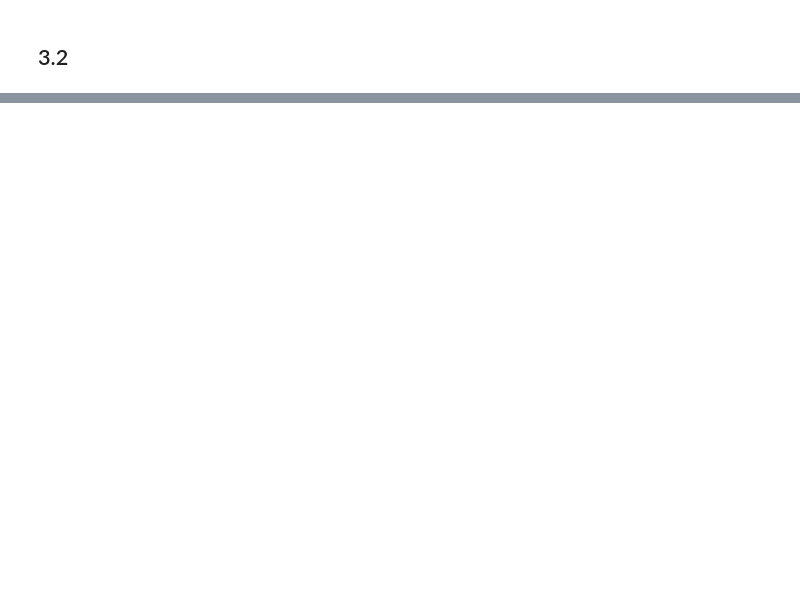
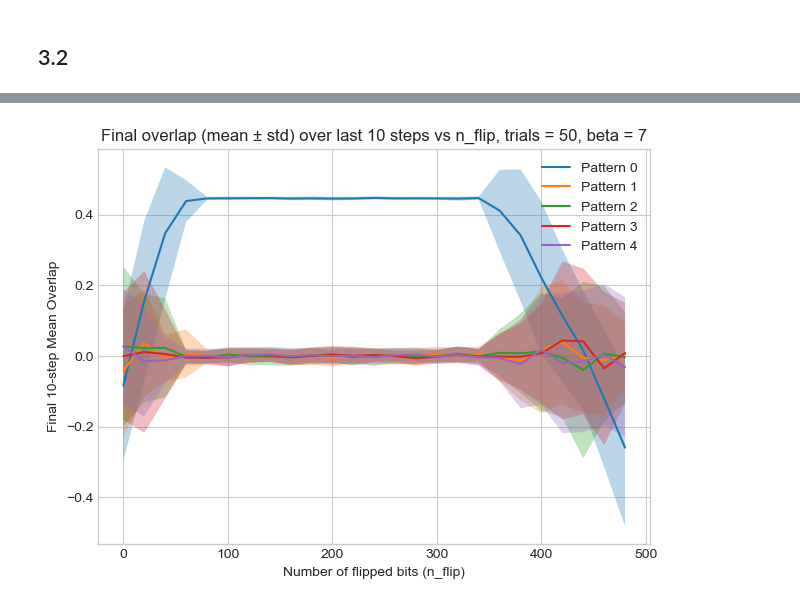
Before and after one commit to seb2o/Biological-Hopfield-Model, a Jupyter notebook: ex3_seb.ipynb, the cells around one changed output, grey strips where cells are left out. Saved outputs shown, nothing was run; the diff lists cells and outputs as text; code cells hidden in the pictures; blank space fills up the shorter version.

```diff
--- a/ex3_seb.ipynb
+++ b/ex3_seb.ipynb
@@ -190,0 +230,61 @@ plt.colorbar(label='State')
+# %%
+NETWORK_DIM = 1000
+N_PATTERNS = 5
+T = 50
+BETA = 7
+N_FLIPS = range(0, 500, 20)
+N_TRIALS = 50  # Number of trials per n_flip condition
+
+mean_overlaps_per_flip = []
+std_overlaps_per_flip = []
+
+for n_flip in N_FLIPS:
+    trial_overlaps = []
+
+    for _ in range(N_TRIALS):
+        patterns = utils.get_n_binary_patterns(n_patterns=N_PATTERNS, pattern_dim=NETWORK_DIM)
+        weights = utils.get_weights(patterns)
+
+        cs = patterns[0].copy()
+        indices = np.random.choice(NETWORK_DIM, n_flip, replace=False)
+        cs = (cs + 1) / 2
+        cs[indices] = -cs[indices]
+
+        overlaps = []
+        for t in range(T):
+            cs = utils.compute_next_state_stochastic_refractory(cs, weights, BETA)
+            overlaps_t = [utils.overlap_stochastic(cs, patterns[i]) for i in range(len(patterns))]
+            overlaps.append(overlaps_t)
+
+        trial_overlaps.append(overlaps)
+
+    trial_overlaps = np.array(trial_overlaps)  # Shape: (n_trials, T, N_PATTERNS)
+    last_10_overlaps = trial_overlaps[:, -10:, :]  # Shape: (n_trials, 10, N_PATTERNS)
+    mean_last_10 = last_10_overlaps.mean(axis=1)  # Shape: (n_trials, N_PATTERNS)
+
+    mean_overlaps = mean_last_10.mean(axis=0)  # Shape: (N_PATTERNS,)
+    std_overlaps = mean_last_10.std(axis=0)    # Shape: (N_PATTERNS,)
+
+    mean_overlaps_per_flip.append(mean_overlaps)
+    std_overlaps_per_flip.append(std_overlaps)
+
+mean_overlaps_per_flip = np.array(mean_overlaps_per_flip)  # Shape: (len(N_FLIPS), N_PATTERNS)
+std_overlaps_per_flip = np.array(std_overlaps_per_flip)    # Shape: (len(N_FLIPS), N_PATTERNS)
+
+# Plotting
+plt.figure()
+for i in range(N_PATTERNS):
+    means = mean_overlaps_per_flip[:, i]
+    stds = std_overlaps_per_flip[:, i]
+
+    plt.plot(N_FLIPS, means, label=f'Pattern {i}')
+    plt.fill_between(N_FLIPS, means - stds, means + stds, alpha=0.3)
+
+plt.title(f'Final overlap (mean ± std) over last 10 steps vs n_flip, trials = {N_TRIALS}, beta = {BETA}')
+plt.xlabel('Number of flipped bits (n_flip)')
+plt.ylabel('Final 10-step Mean Overlap')
+plt.legend()
+plt.tight_layout()
+plt.show()
+# %% [output]
+[figure, added]
```
Also changed, not shown: parts of 16 cells of this notebook.
